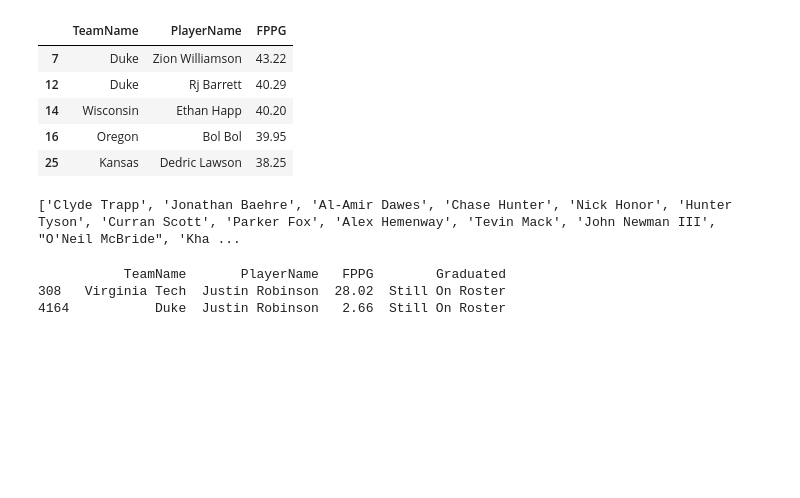
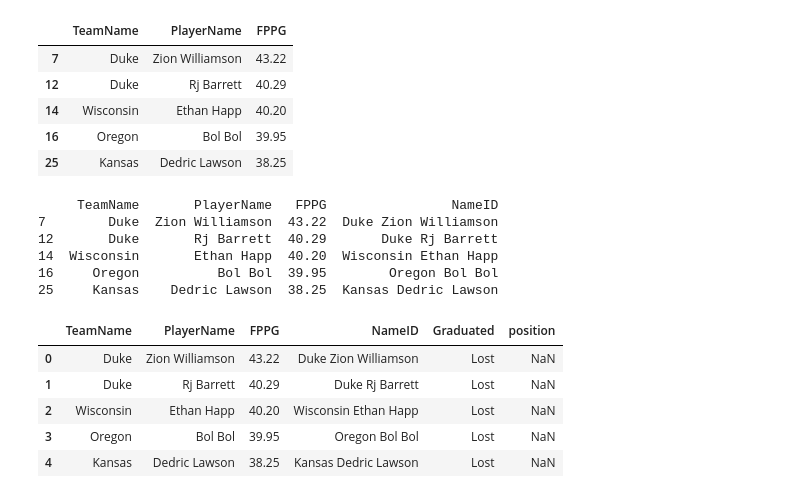
Before and after one commit to btatkinson/ncaa_hoops, a Jupyter notebook: FPPG.ipynb, the cells around one changed output. Cells and saved outputs as stored; diff of their text form; code cells hidden in the pictures; blank space fills up the shorter version.

```diff
--- a/FPPG.ipynb
+++ b/FPPG.ipynb
@@ -260,18 +262,36 @@ fp = fp.replace({"PlayerName": fp_to_roster})
 
 # for rword in rdiff:
 #     print(rword, difflib.get_close_matches(rword,udiff))
+# %%
+# not good enough for just names, need name and team
+
+rosters['NameID'] = rosters['Team'] + ' ' + rosters['name']
+fp['NameID'] = fp['TeamName'] + ' ' + fp['PlayerName']
+
+print(fp.head())
+# %% [output]
+     TeamName       PlayerName   FPPG                NameID
+7        Duke  Zion Williamson  43.22  Duke Zion Williamson
+12       Duke       Rj Barrett  40.29       Duke Rj Barrett
+14  Wisconsin       Ethan Happ  40.20  Wisconsin Ethan Happ
+16     Oregon          Bol Bol  39.95        Oregon Bol Bol
+25     Kansas    Dedric Lawson  38.25  Kansas Dedric Lawson
 # %%
-roster_names = list(rosters.name.values)
-print(roster_names)
-fp['Graduated'] = np.where(fp['PlayerName'].isin(roster_names),"Still On Roster","Lost")
+roster_names = list(rosters.NameID.values)
+
+fp['Graduated'] = np.where(fp['NameID'].isin(roster_names),"Still On Roster","Lost")
-# %% [output]
-['Clyde Trapp', 'Jonathan Baehre', 'Al-Amir Dawes', 'Chase Hunter', 'Nick Honor', 'Hunter Tyson', 'Curran Scott', 'Parker Fox', 'Alex Hemenway', 'Tevin Mack', 'John Newman III', "O'Neil McBride", 'Kha ...
-# %%
-print(fp.loc[fp['PlayerName']=='Justin Robinson'])
-# %% [output]
-           TeamName       PlayerName   FPPG        Graduated
-308   Virginia Tech  Justin Robinson  28.02  Still On Roster
-4164           Duke  Justin Robinson   2.66  Still On Roster
+# %%
+pos = rosters[['NameID','position']]
+
+fp = pd.merge(fp, pos, how='left',on=['NameID','NameID'])
+fp.head()
+# %% [output]
+|  | TeamName | PlayerName | FPPG | NameID | Graduated | position |
+| 0 | Duke | Zion Williamson | 43.22 | Duke Zion Williamson | Lost | NaN |
+| 1 | Duke | Rj Barrett | 40.29 | Duke Rj Barrett | Lost | NaN |
+| 2 | Wisconsin | Ethan Happ | 40.20 | Wisconsin Ethan Happ | Lost | NaN |
+| 3 | Oregon | Bol Bol | 39.95 | Oregon Bol Bol | Lost | NaN |
+| 4 | Kansas | Dedric Lawson | 38.25 | Kansas Dedric Lawson | Lost | NaN |
 # %%
 fgb = fp.groupby(['TeamName','Graduated'])['FPPG'].sum().unstack(-1).reset_index()
 fgb.sort_values(by="Still On Roster", ascending=False)
```
Also changed, not shown: parts of 4 cells of this notebook.
